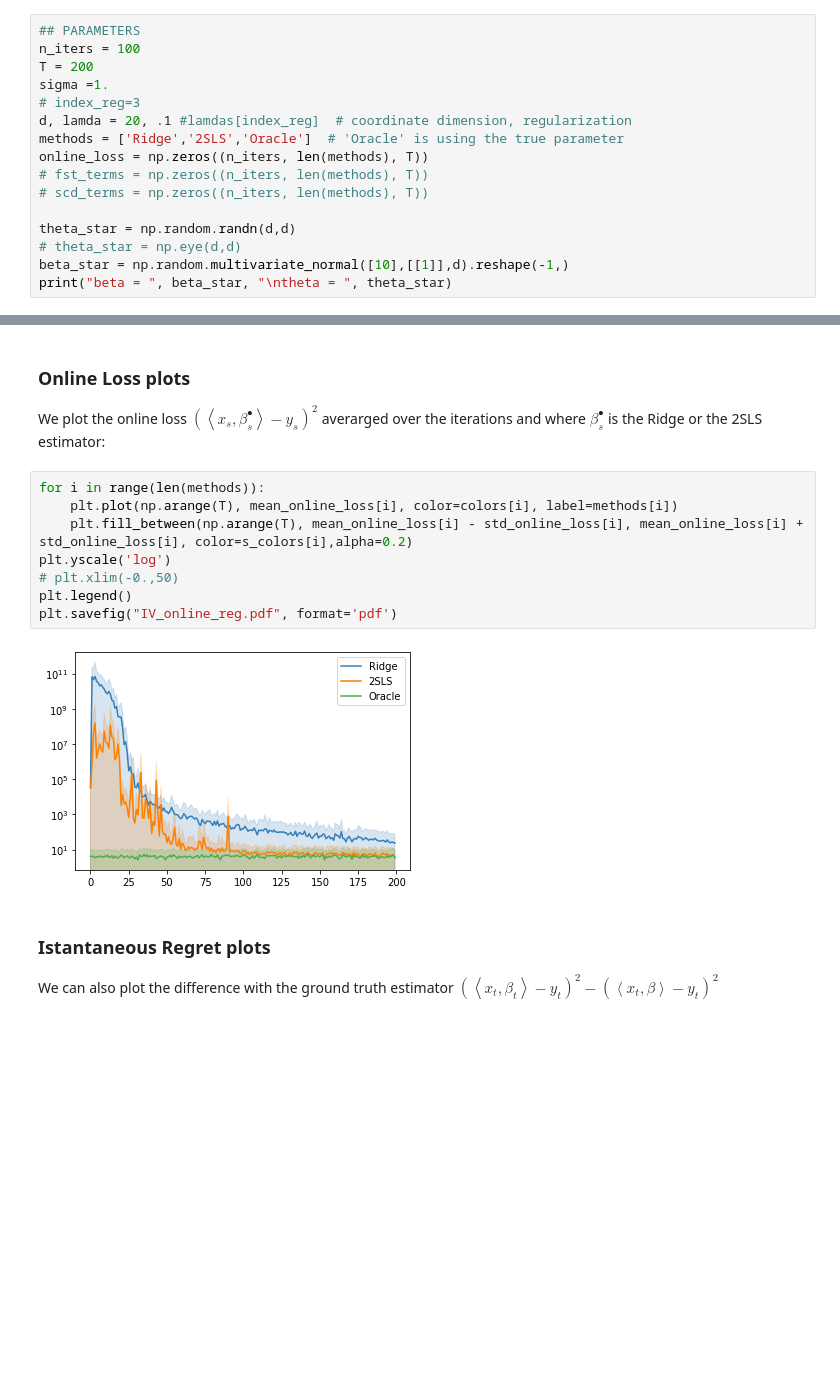
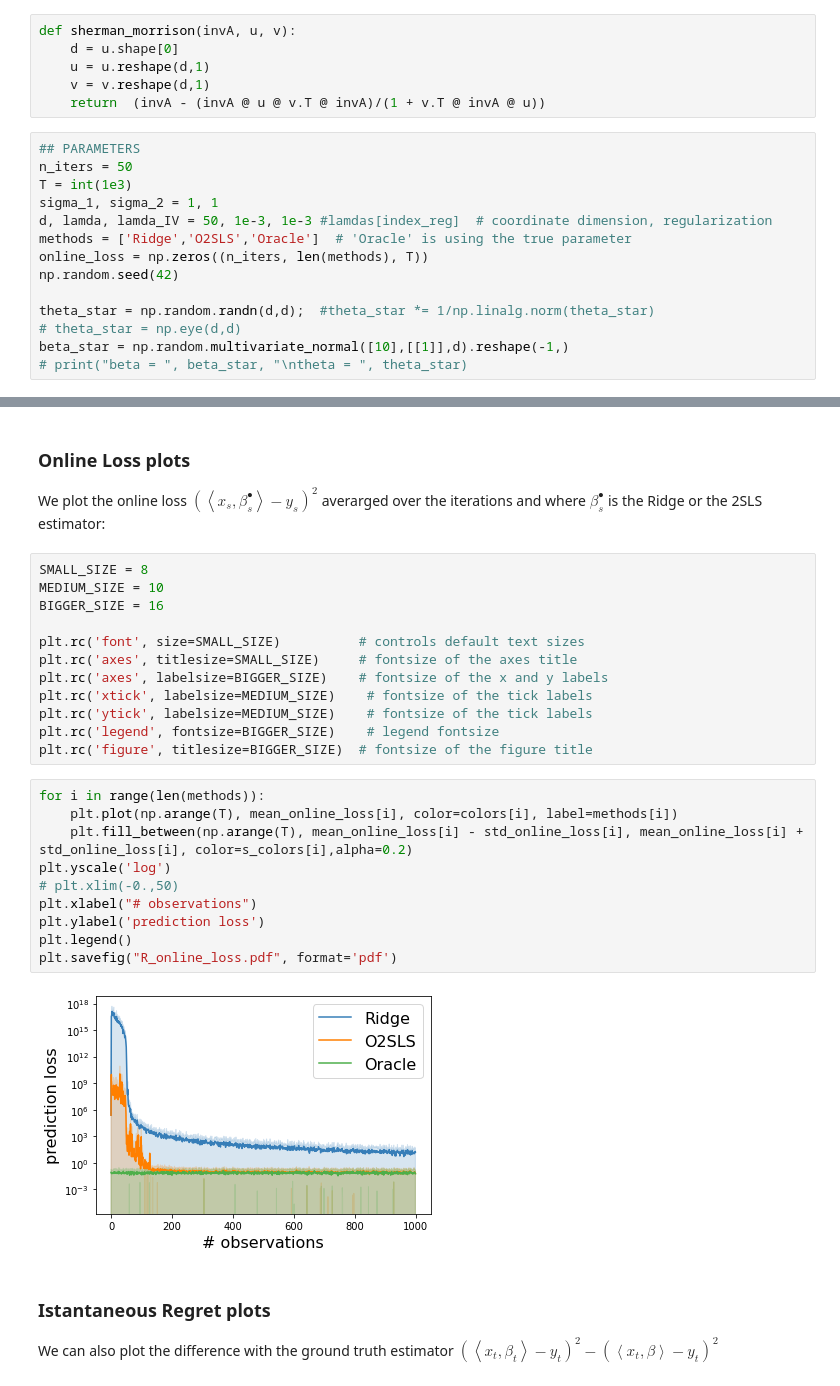
Before and after one commit to riccardodv/O2SLS-and-OFUL-IV, a Jupyter notebook: 2SLSOnlineRegression.ipynb, the cells around one changed output, grey strips where cells are left out. Cells and saved outputs as stored; diff of their text form; blank space fills up the shorter version.

```diff
--- a/2SLSOnlineRegression.ipynb
+++ b/2SLSOnlineRegression.ipynb
@@ -17,19 +17,23 @@ import matplotlib.pyplot as plt
 
 colors = ['#377eb8', '#ff7f00', '#4daf4a','#f781bf', '#a65628', '#984ea3','#999999', '#e41a1c', '#dede00']
 s_colors = ['#377eb8', '#ff7f00', '#4daf4a','#f781bf', '#a65628', '#984ea3','#999999', '#e41a1c', '#dede00']
+# %%
+def sherman_morrison(invA, u, v):
+    d = u.shape[0]
+    u = u.reshape(d,1)
+    v = v.reshape(d,1)
+    return  (invA - (invA @ u @ v.T @ invA)/(1 + v.T @ invA @ u))
 # %%
 ## PARAMETERS
-n_iters = 100
-T = 200
-sigma =1.
-# index_reg=3
-d, lamda = 20, .1 #lamdas[index_reg]  # coordinate dimension, regularization
-methods = ['Ridge','2SLS','Oracle']  # 'Oracle' is using the true parameter
+n_iters = 50
+T = int(1e3)
+sigma_1, sigma_2 = 1, 1
+d, lamda, lamda_IV = 50, 1e-3, 1e-3 #lamdas[index_reg]  # coordinate dimension, regularization
+methods = ['Ridge','O2SLS','Oracle']  # 'Oracle' is using the true parameter
 online_loss = np.zeros((n_iters, len(methods), T))
-# fst_terms = np.zeros((n_iters, len(methods), T))
-# scd_terms = np.zeros((n_iters, len(methods), T))
+np.random.seed(42)
 
-theta_star = np.random.randn(d,d)
+theta_star = np.random.randn(d,d);  #theta_star *= 1/np.linalg.norm(theta_star)
 # theta_star = np.eye(d,d)
 beta_star = np.random.multivariate_normal([10],[[1]],d).reshape(-1,)
-print("beta = ", beta_star, "\ntheta = ", theta_star)
+# print("beta = ", beta_star, "\ntheta = ", theta_star)
@@ -216,16 +198,30 @@ std_online_loss = np.std(online_loss, axis=0)
 ### Online Loss plots
 
 We plot the  online loss $\left( \left\langle x_s, \beta_s^\bullet\right\rangle - y_s \right)^2 $ averarged over the iterations and where $\beta_s^\bullet$ is the Ridge or the 2SLS estimator:
+# %%
+SMALL_SIZE = 8
+MEDIUM_SIZE = 10
+BIGGER_SIZE = 16
+
+plt.rc('font', size=SMALL_SIZE)          # controls default text sizes
+plt.rc('axes', titlesize=SMALL_SIZE)     # fontsize of the axes title
+plt.rc('axes', labelsize=BIGGER_SIZE)    # fontsize of the x and y labels
+plt.rc('xtick', labelsize=MEDIUM_SIZE)    # fontsize of the tick labels
+plt.rc('ytick', labelsize=MEDIUM_SIZE)    # fontsize of the tick labels
+plt.rc('legend', fontsize=BIGGER_SIZE)    # legend fontsize
+plt.rc('figure', titlesize=BIGGER_SIZE)  # fontsize of the figure title
 # %%
 for i in range(len(methods)):
     plt.plot(np.arange(T), mean_online_loss[i], color=colors[i], label=methods[i])
     plt.fill_between(np.arange(T), mean_online_loss[i] - std_online_loss[i], mean_online_loss[i] + std_online_loss[i], color=s_colors[i],alpha=0.2)
 plt.yscale('log')
 # plt.xlim(-0.,50)
+plt.xlabel("# observations")
+plt.ylabel('prediction loss')
 plt.legend()
-plt.savefig("IV_online_reg.pdf", format='pdf')
+plt.savefig("R_online_loss.pdf", format='pdf')
 # %% [output]
-[figure, old version]
+[figure, new version]
 # %% [markdown]
 ### Istantaneous Regret plots
 
```
Also changed, not shown: parts of 11 cells of this notebook, 1 other file.
